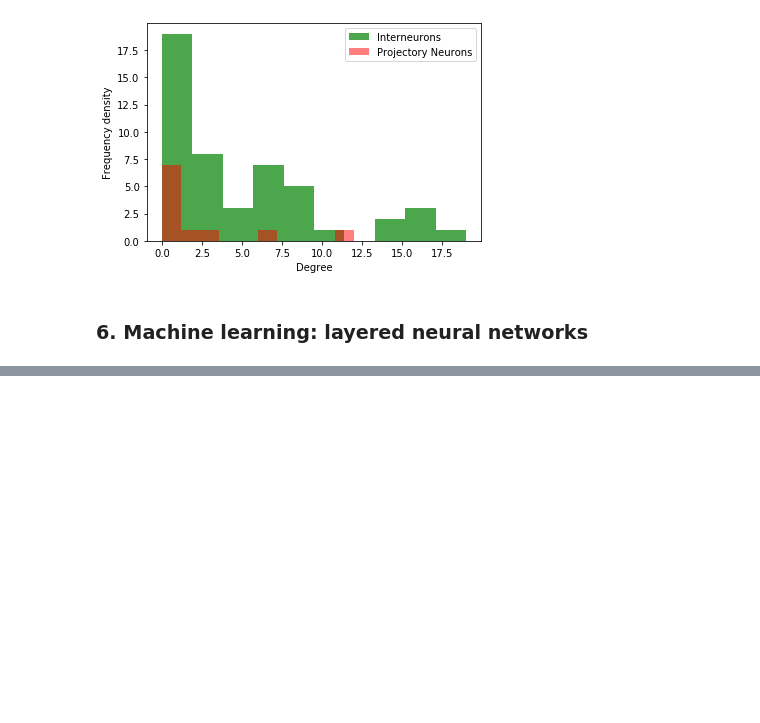
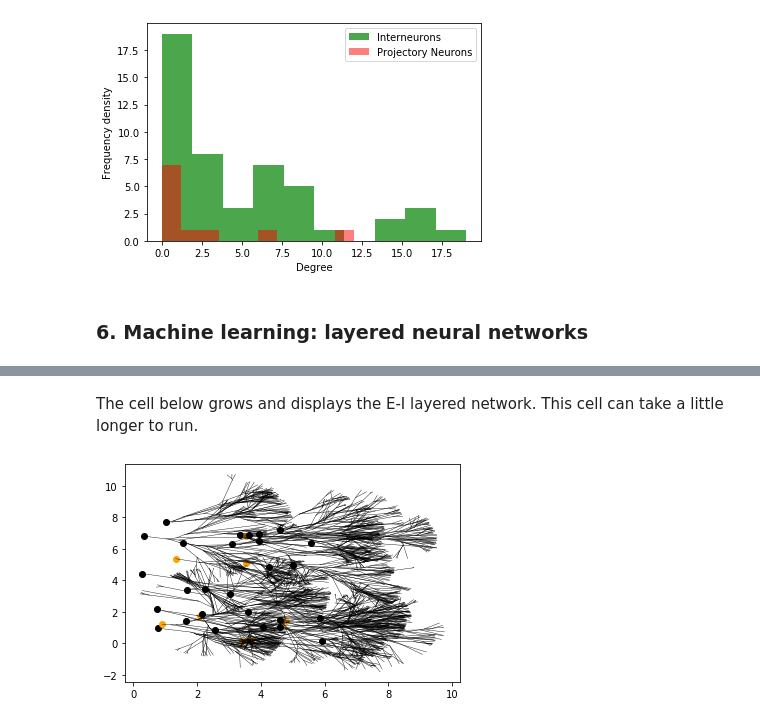
Before and after one commit to rnartallo/randomlygrownnetworks, a Jupyter notebook: HypExtRandNN.ipynb, the cells around one changed output, grey strips where cells are left out. Saved outputs shown, nothing was run; the diff lists cells and outputs as text; code cells hidden in the pictures; blank space fills up the shorter version.

```diff
--- a/HypExtRandNN.ipynb
+++ b/HypExtRandNN.ipynb
@@ -274,0 +353,9 @@ cngt.plotLocProjDegreeDistribution(degrees[0],degrees[1])
+# %% [markdown]
+The cell below grows and displays the E-I layered network. This cell can take a little longer to run.
+# %%
+import EILNmodel as EIln
+import LNgraphtools as lngt
+#Parameters are (mu,inputLayer,outputLayer,noLayers,angle_lowerbound,angle_upperbound,T,lamb,radius,gamma)
+EILayeredNetwork = EIln.growRandomEILayeredNetwork(1,10,10,3,-m.pi/6,m.pi/6,4,1,1,0.2)
+# %% [output]
+[figure, added]
```
Also changed, not shown: parts of 25 cells of this notebook, 4 other files.
